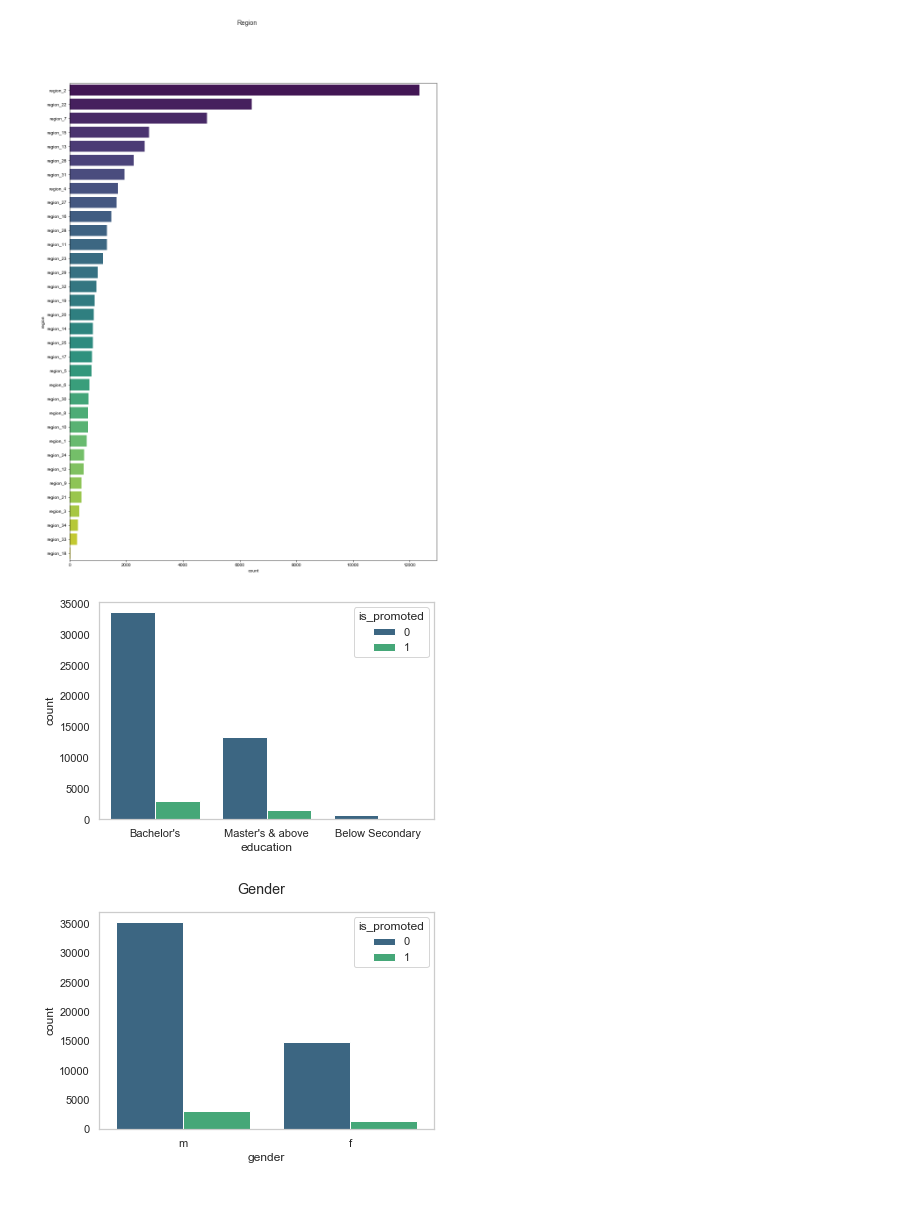
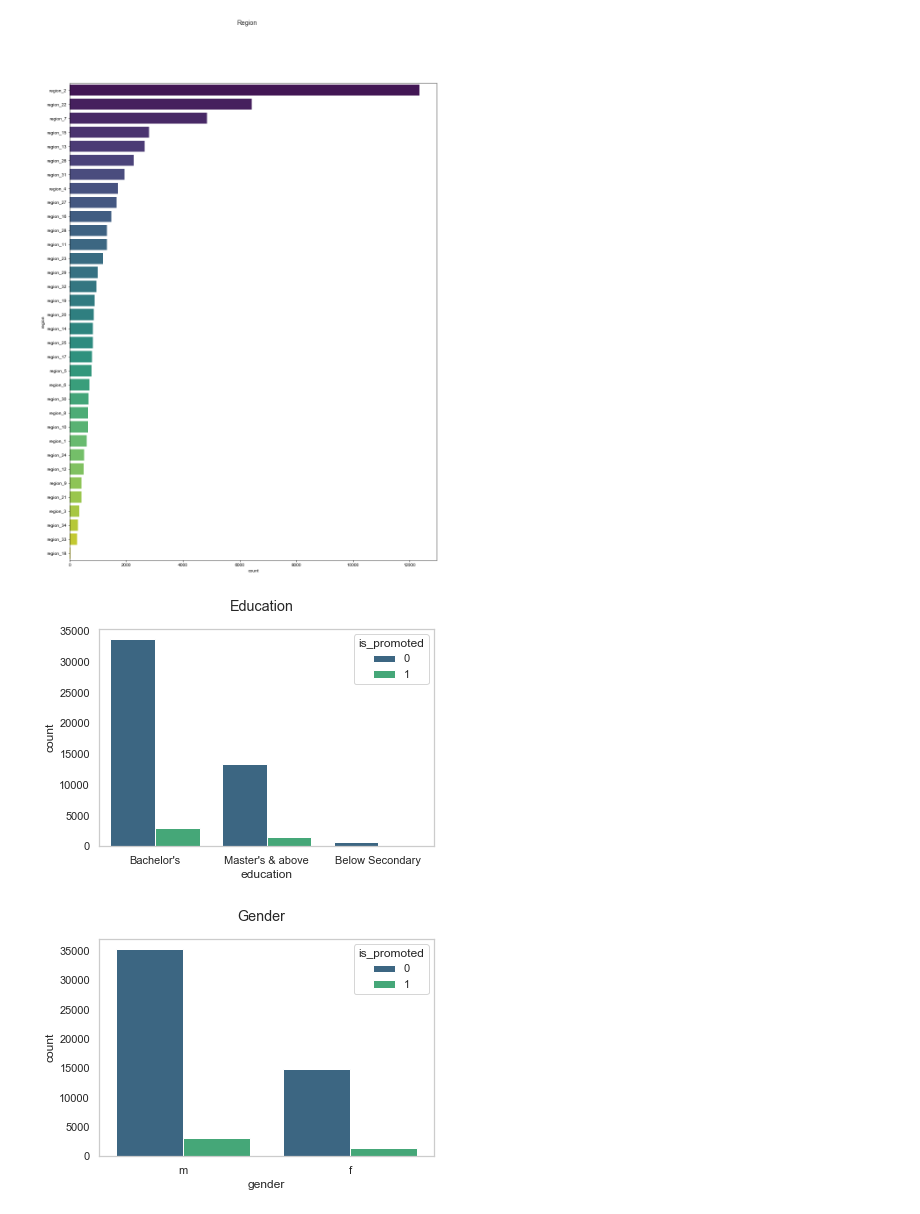
Before and after one commit to raquelcreis/hr_analytics, a Jupyter notebook: notebook.ipynb, the cells around one changed output. Saved outputs shown, nothing was run; the diff lists cells and outputs as text; code cells hidden in the pictures.

Commit message:
graphs title

```diff
--- a/notebook.ipynb
+++ b/notebook.ipynb
@@ -86,12 +86,12 @@ plt.show()
 # %%
 # categorical features - education
 plt.figure(figsize=(6,4))
 ax = sns.countplot(x="education",data=train, palette="viridis",hue="is_promoted", order = train['education'].value_counts().index)
 ax.grid(False)
-sns.set(style="whitegrid")
+plt.suptitle("Education")
 plt.show()
 # %% [output]
-[figure, old version]
+[figure, new version]
 # %%
 # categorical features - gender
 plt.figure(figsize=(6,4))
```
